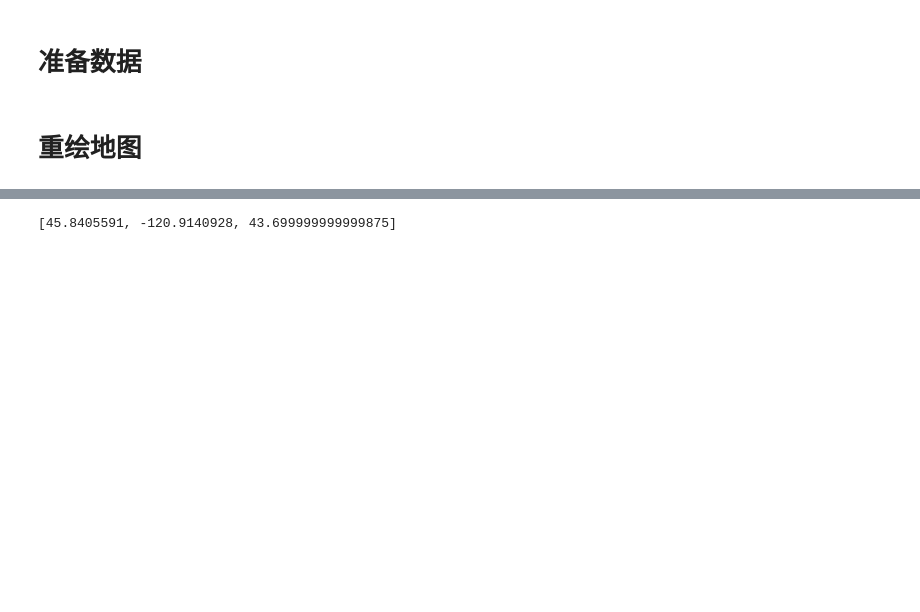
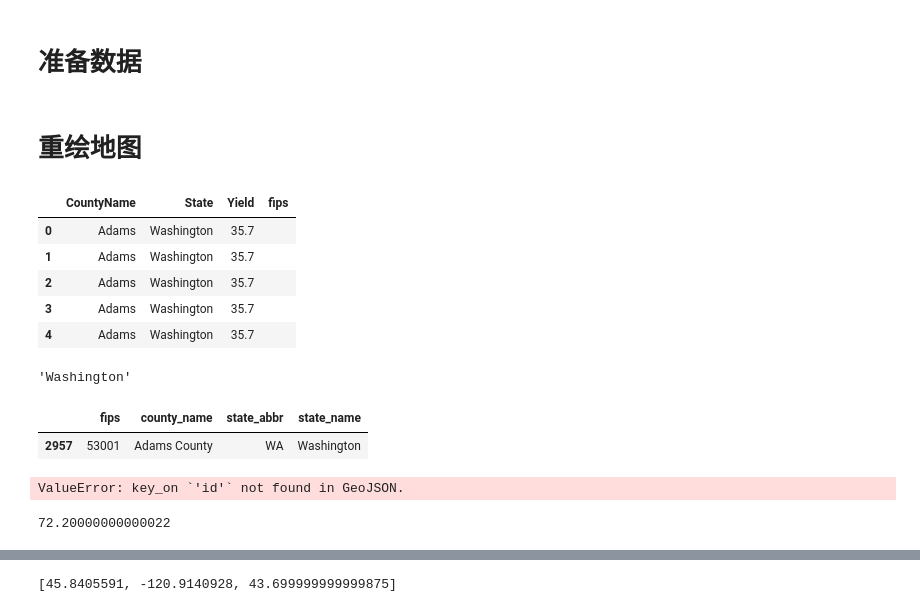
Before and after one commit to aoba98/bishe, a Jupyter notebook: LSTM网络修改.ipynb, the cells around one changed output, grey strips where cells are left out. Cells and saved outputs as stored; diff of their text form; code cells hidden in the pictures; blank space fills up the shorter version.

```diff
--- a/LSTM网络修改.ipynb
+++ b/LSTM网络修改.ipynb
@@ -30,0 +29,11 @@ yd_loc = df13[['Location', 'Yield']]
+# %%
+ct_data = pd.read_csv('./data/wheat-2013-supervised.csv')
+# %%
+ct_data.head()
+# %% [output]
+|  | CountyName | State | Yield | fips |
+| 0 | Adams | Washington | 35.7 |  |
+| 1 | Adams | Washington | 35.7 |  |
+| 2 | Adams | Washington | 35.7 |  |
+| 3 | Adams | Washington | 35.7 |  |
+| 4 | Adams | Washington | 35.7 |  |
@@ -30,0 +45,4 @@ yd_loc = df13[['Location', 'Yield']]
+# %%
+test_row.State.values[0]
+# %% [output]
+'Washington'
@@ -30,0 +63,5 @@ yd_loc = df13[['Location', 'Yield']]
+# %%
+tmp[tmp.county_name.apply(lambda x: 'Adams' in x)]
+# %% [output]
+|  | fips | county_name | state_abbr | state_name |
+| 2957 | 53001 | Adams County | WA | Washington |
@@ -30,0 +74,25 @@ yd_loc = df13[['Location', 'Yield']]
+# %%
+# bins = list(state_data['Unemployment'].quantile([0, 0.25, 0.5, 0.75, 1]))
+
+m = folium.Map(location=[48, -102], zoom_start=3)
+
+folium.Choropleth(
+    geo_data=county_geo,
+    data=employed_series,
+    columns=['fips', 'Yield'],
+    key_on='feature.id',
+    fill_color='BuPu',
+    fill_opacity=0.7,
+    line_opacity=0.5,
+    legend_name='Unemployment Rate (%)',
+#     bins=bins,
+    reset=True
+).add_to(m)
+
+m
+# %% [output]
+ValueError: key_on `'id'` not found in GeoJSON.
+# %%
+employed_series.max()
+# %% [output]
+72.20000000000022
```
Also changed, not shown: parts of 11 cells of this notebook, 13 other files.
